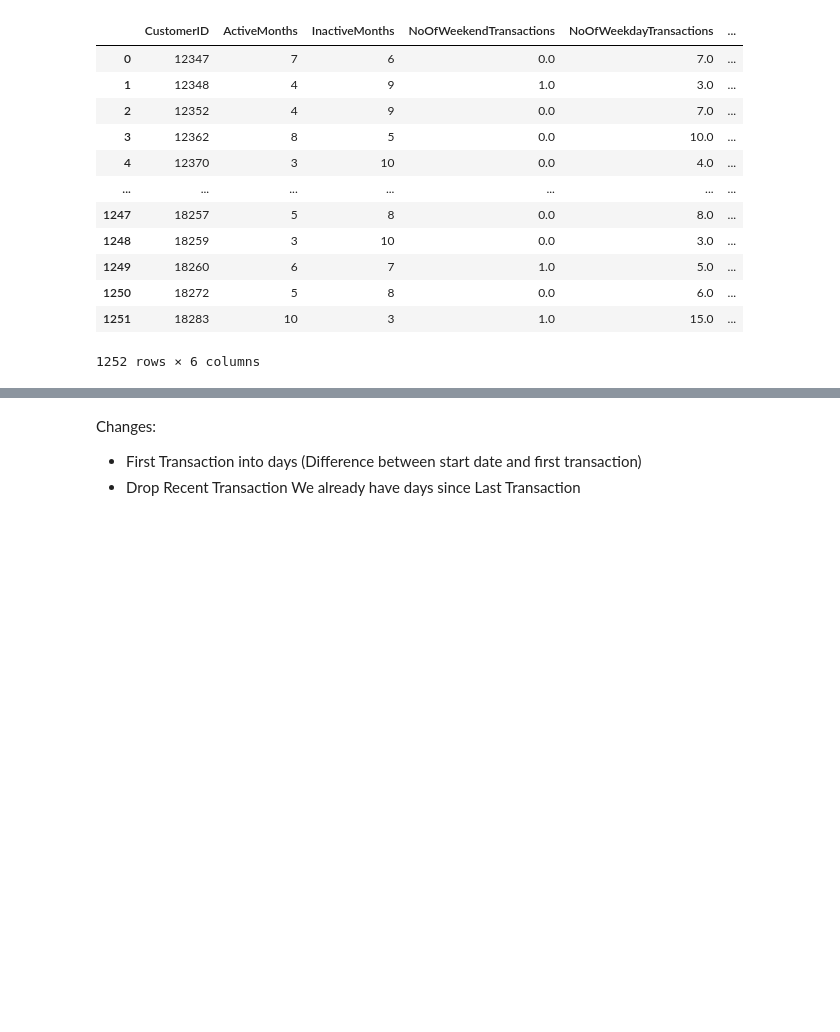
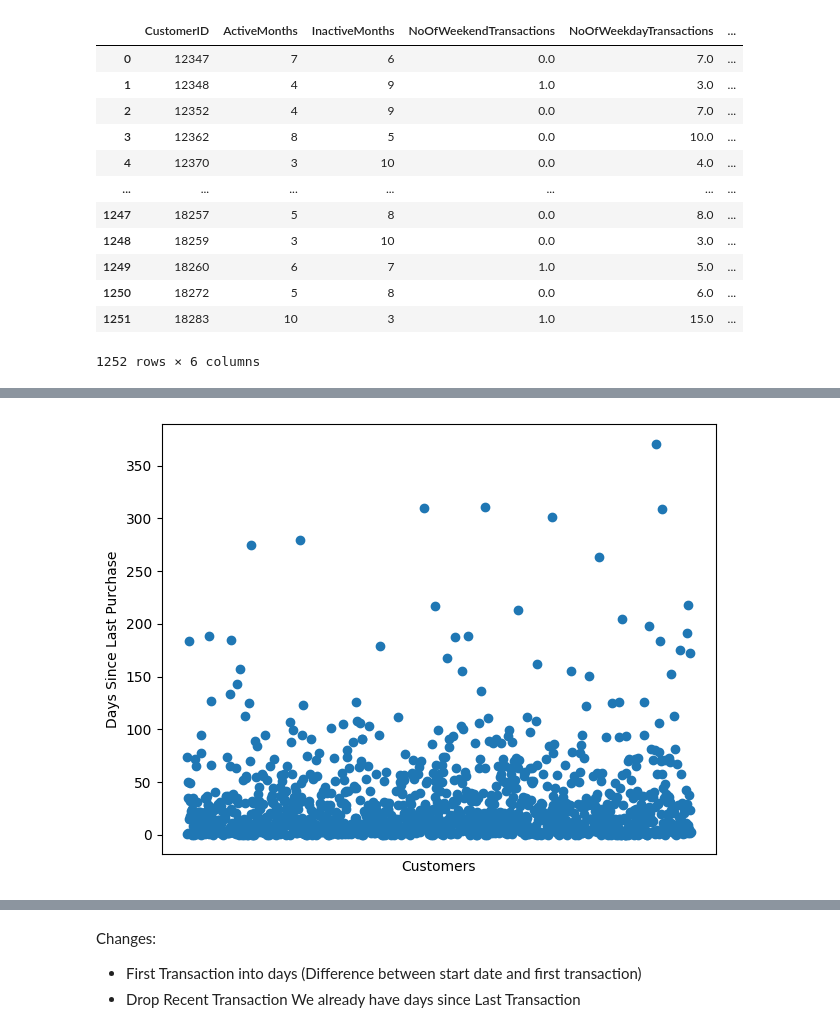
Before and after one commit to syLvester03/Profitability-Evaluation-In-Customer-Churn-In-Sales, a Jupyter notebook: UCI_Retail/Notebooks/Preprocessing.ipynb, the cells around one changed output, grey strips where cells are left out. Cells and saved outputs as stored; diff of their text form; code cells hidden in the pictures; blank space fills up the shorter version.

```diff
--- a/UCI_Retail/Notebooks/Preprocessing.ipynb
+++ b/UCI_Retail/Notebooks/Preprocessing.ipynb
@@ -278,0 +269,5 @@ Basic Churn Condition: No Transaction in last 90 days
+# %%
+data.dtypes
+data['NoOfWeekendTransactions'] = data['NoOfWeekendTransactions'].astype('Int64')
+data['NoOfWeekdayTransactions'] = data['NoOfWeekdayTransactions'].astype('Int64')
+data['CustomerID'] = data['CustomerID'].astype(str)
@@ -278,0 +287,10 @@ Basic Churn Condition: No Transaction in last 90 days
+# %%
+import matplotlib.pyplot as plt
+plt.scatter(data['CustomerID'],data['DaysSinceLastTransaction'])
+plt.xticks([])
+plt.xlabel("Customers")
+plt.ylabel("Days Since Last Purchase")
+plt.tight_layout()
+plt.show()
+# %% [output]
+[figure, added]
```
Also changed, not shown: parts of 10 cells of this notebook.
